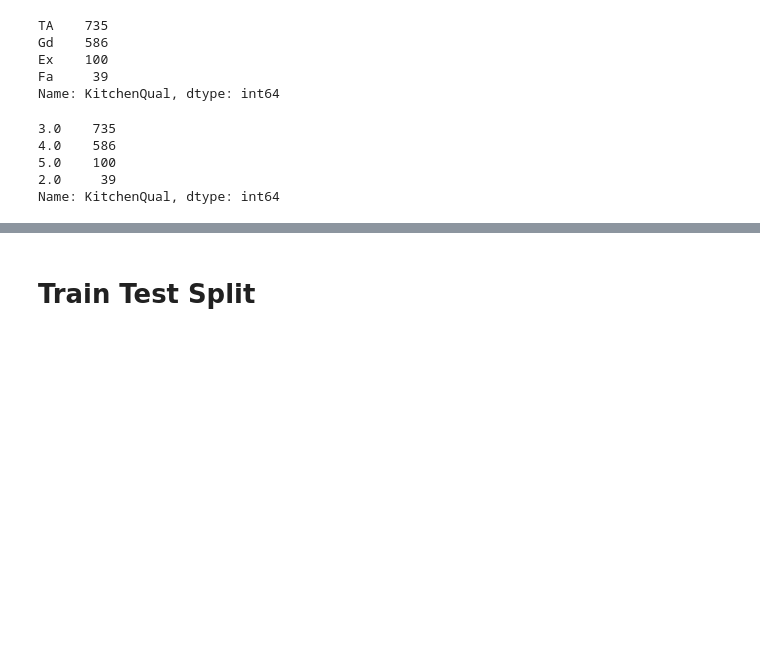
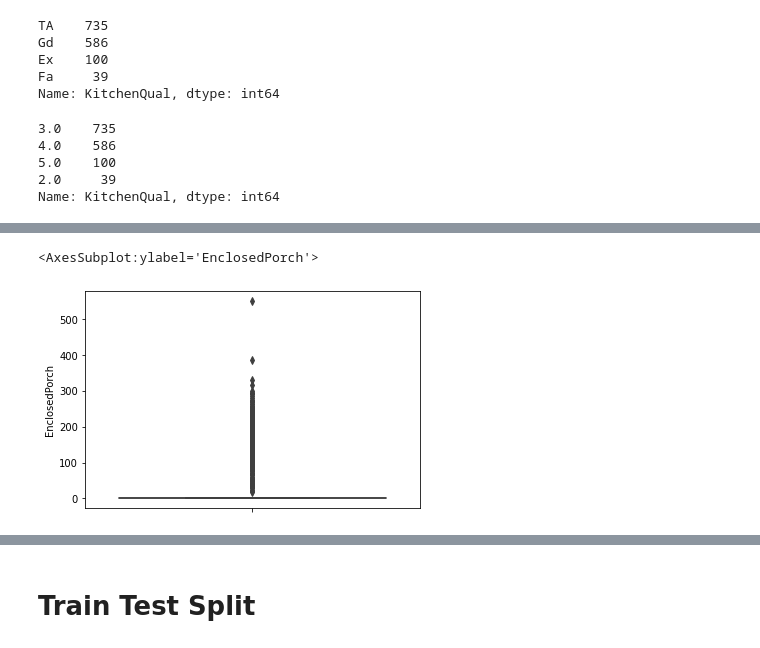
Before and after one commit to TheHamhams/Housing-Kaggle, a Jupyter notebook: Housing Notebook.ipynb, the cells around one changed output, grey strips where cells are left out. Drawn from its saved outputs; the diff is of its cells as text; code cells hidden in the pictures; blank space fills up the shorter version.

```diff
--- a/Housing Notebook.ipynb
+++ b/Housing Notebook.ipynb
@@ -769,0 +920,5 @@ Name: KitchenQual, dtype: int64
+# %%
+sns.boxplot(y=training.EnclosedPorch)
+# %% [output]
+<AxesSubplot:ylabel='EnclosedPorch'>
+[figure, added]
```
Also changed, not shown: parts of 19 cells of this notebook, 1 other file.
